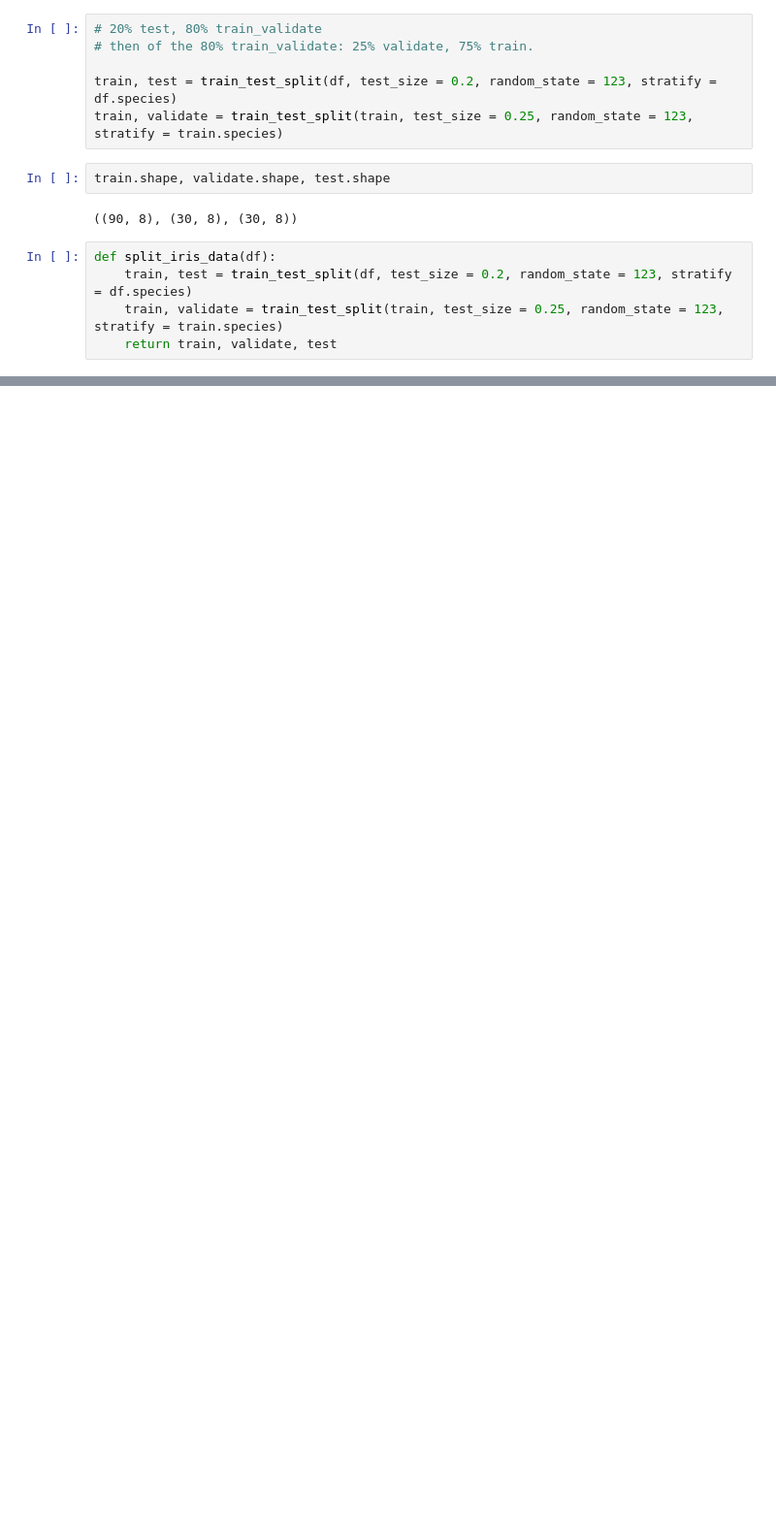
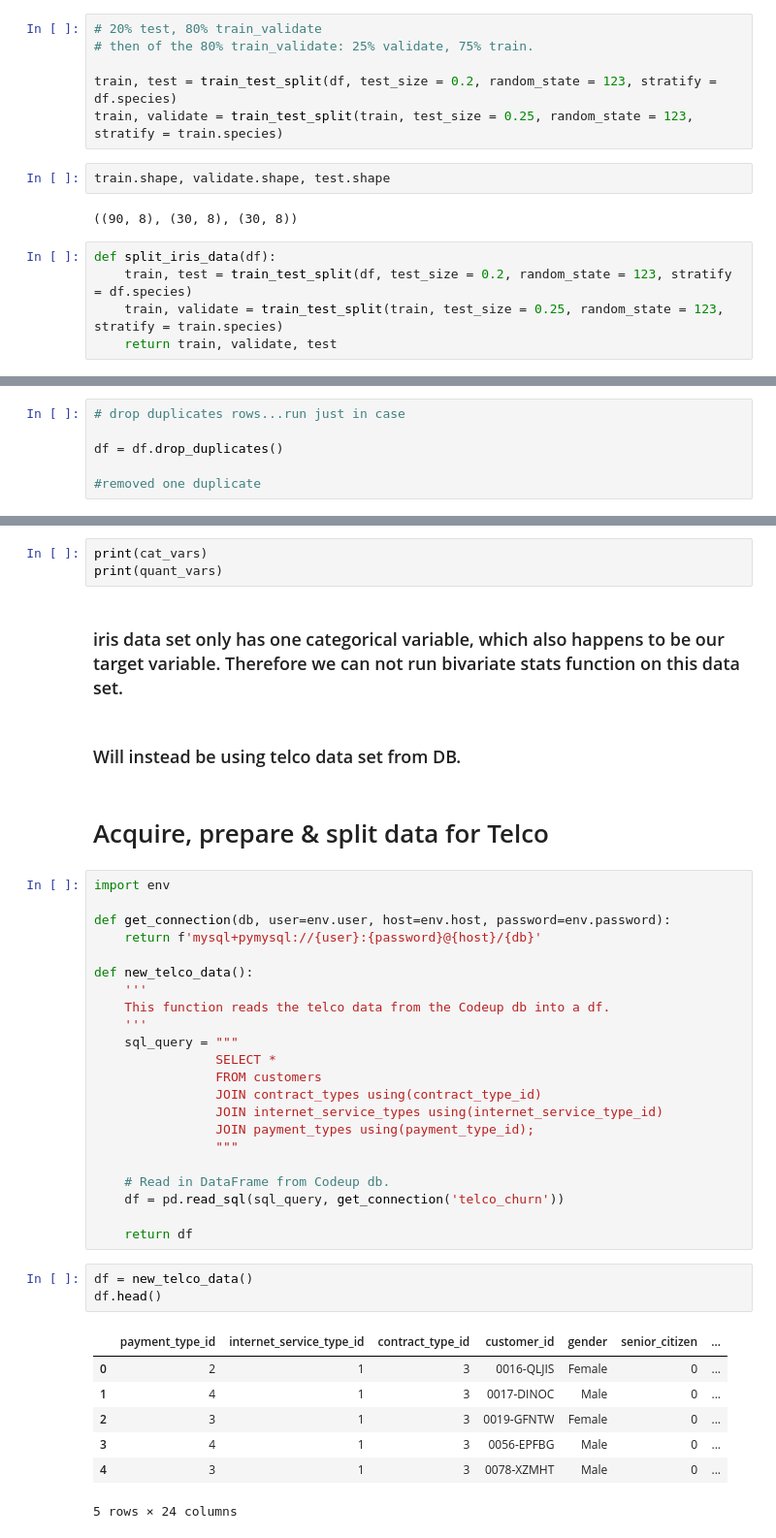
Before and after one commit to lopezelihezer/classification-exercises, a Jupyter notebook: classification_exercises.ipynb, the cells around one changed output, grey strips where cells are left out. Shown at 97% size. Saved outputs shown, nothing was run; the diff lists cells and outputs as text; blank space fills up the shorter version.

```diff
--- a/classification_exercises.ipynb
+++ b/classification_exercises.ipynb
@@ -406,0 +368,6 @@ def split_iris_data(df):
+# %%
+# drop duplicates rows...run just in case
+
+df = df.drop_duplicates()
+
+#removed one duplicate
@@ -406,0 +436,42 @@ def split_iris_data(df):
+# %%
+print(cat_vars)
+print(quant_vars)
+# %% [markdown]
+### iris data set only has one categorical variable, which also happens to be our target variable. Therefore we can not run bivariate stats function on this data set.
+# %% [markdown]
+### Will instead be using telco data set from DB.
+# %% [markdown]
+# Acquire, prepare & split data for Telco
+# %%
+import env
+
+def get_connection(db, user=env.user, host=env.host, password=env.password):
+    return f'mysql+pymysql://{user}:{password}@{host}/{db}'
+
+def new_telco_data():
+    '''
+    This function reads the telco data from the Codeup db into a df.
+    '''
+    sql_query = """
+                SELECT *
+                FROM customers
+                JOIN contract_types using(contract_type_id)
+                JOIN internet_service_types using(internet_service_type_id)
+                JOIN payment_types using(payment_type_id);
+                """
+
+    # Read in DataFrame from Codeup db.
+    df = pd.read_sql(sql_query, get_connection('telco_churn'))
+
+    return df
+# %%
+df = new_telco_data()
+df.head()
+# %% [output]
+|  | payment_type_id | internet_service_type_id | contract_type_id | customer_id | gender | senior_citizen | ... |
+| 0 | 2 | 1 | 3 | 0016-QLJIS | Female | 0 | ... |
+| 1 | 4 | 1 | 3 | 0017-DINOC | Male | 0 | ... |
+| 2 | 3 | 1 | 3 | 0019-GFNTW | Female | 0 | ... |
+| 3 | 4 | 1 | 3 | 0056-EPFBG | Male | 0 | ... |
+| 4 | 3 | 1 | 3 | 0078-XZMHT | Male | 0 | ... |
+5 rows × 24 columns
```
Also changed, not shown: parts of 43 cells of this notebook.
